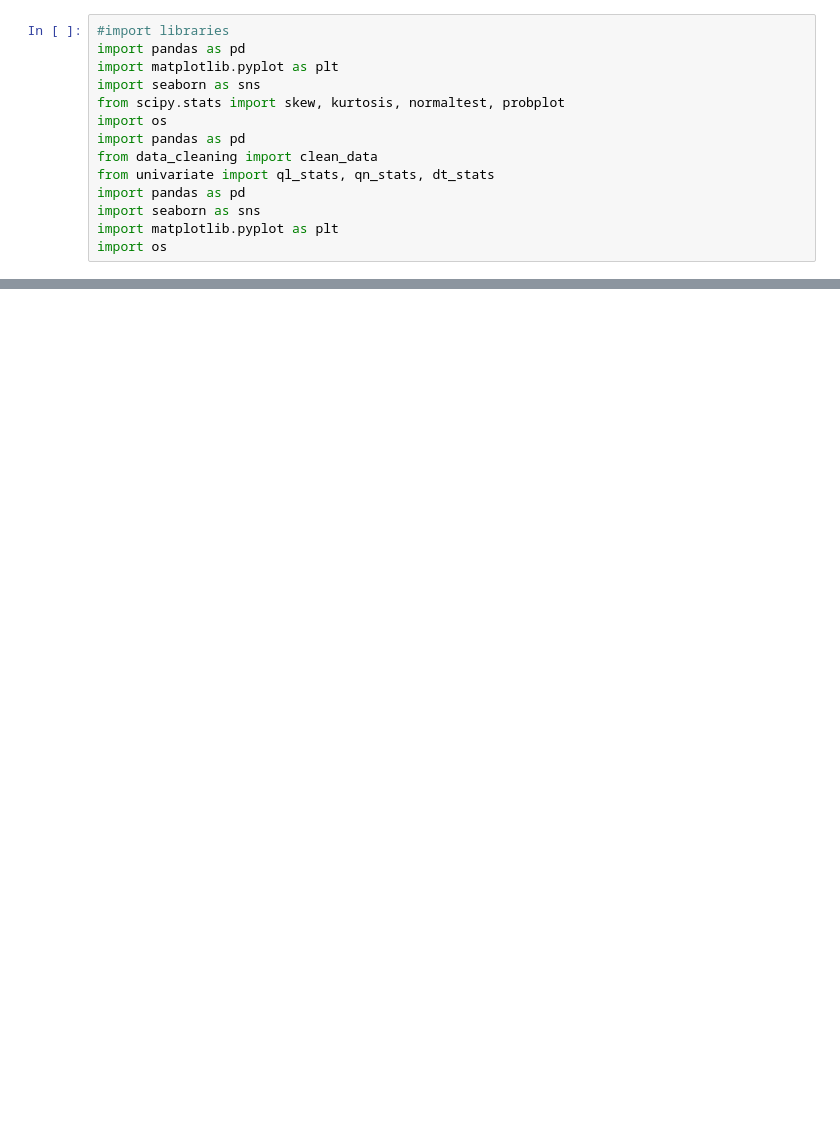
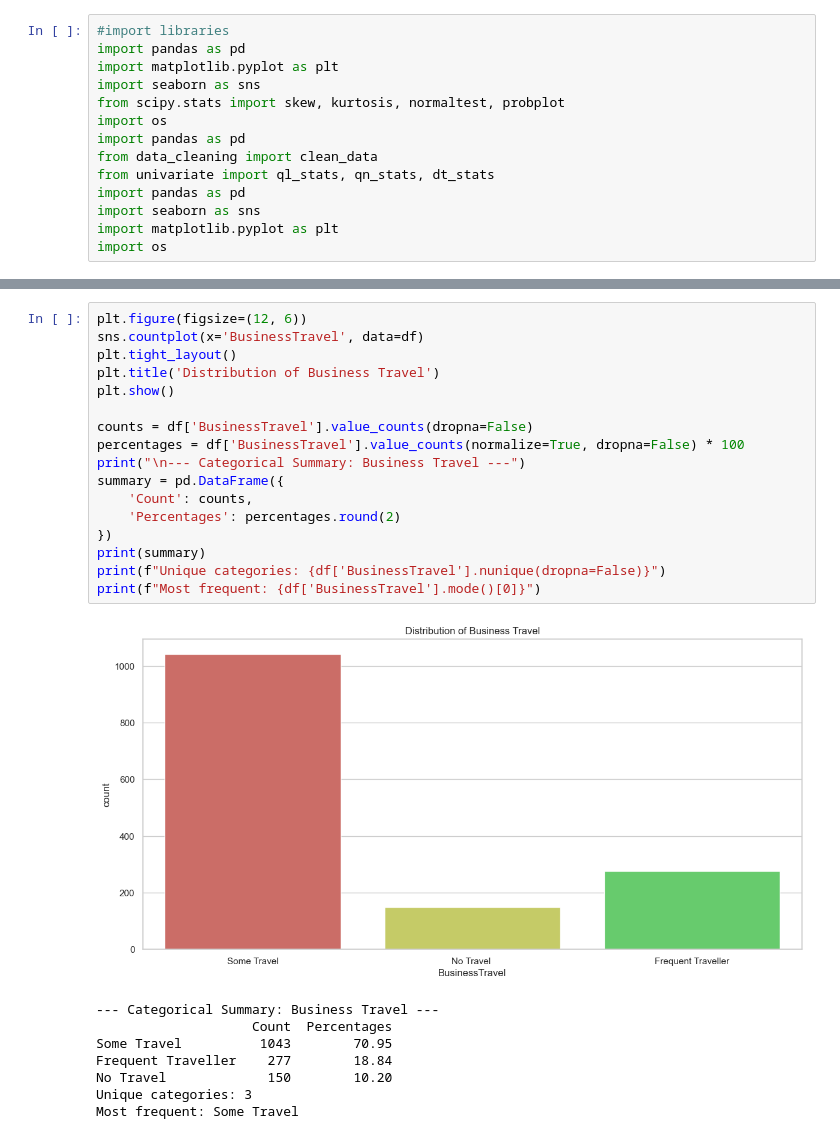
Before and after one commit to emilythaonguyen/hr-analytics, a Jupyter notebook: hr_analytics.ipynb, the cells around one changed output, grey strips where cells are left out. Drawn from its saved outputs; the diff is of its cells as text; blank space fills up the shorter version.

```diff
--- a/hr_analytics.ipynb
+++ b/hr_analytics.ipynb
@@ -784,0 +360,26 @@ for _, row in attrition_results.iterrows():
+# %%
+plt.figure(figsize=(12, 6))
+sns.countplot(x='BusinessTravel', data=df)
+plt.tight_layout()
+plt.title('Distribution of Business Travel')
+plt.show()
+
+counts = df['BusinessTravel'].value_counts(dropna=False)
+percentages = df['BusinessTravel'].value_counts(normalize=True, dropna=False) * 100
+print("\n--- Categorical Summary: Business Travel ---")
+summary = pd.DataFrame({
+    'Count': counts,
+    'Percentages': percentages.round(2)
+})
+print(summary)
+print(f"Unique categories: {df['BusinessTravel'].nunique(dropna=False)}")
+print(f"Most frequent: {df['BusinessTravel'].mode()[0]}")
+# %% [output]
+[figure, added]
+--- Categorical Summary: Business Travel ---
+                    Count  Percentages
+Some Travel          1043        70.95
+Frequent Traveller    277        18.84
+No Travel             150        10.20
+Unique categories: 3
+Most frequent: Some Travel
```
Also changed, not shown: parts of 84 cells of this notebook, 33 other files.
